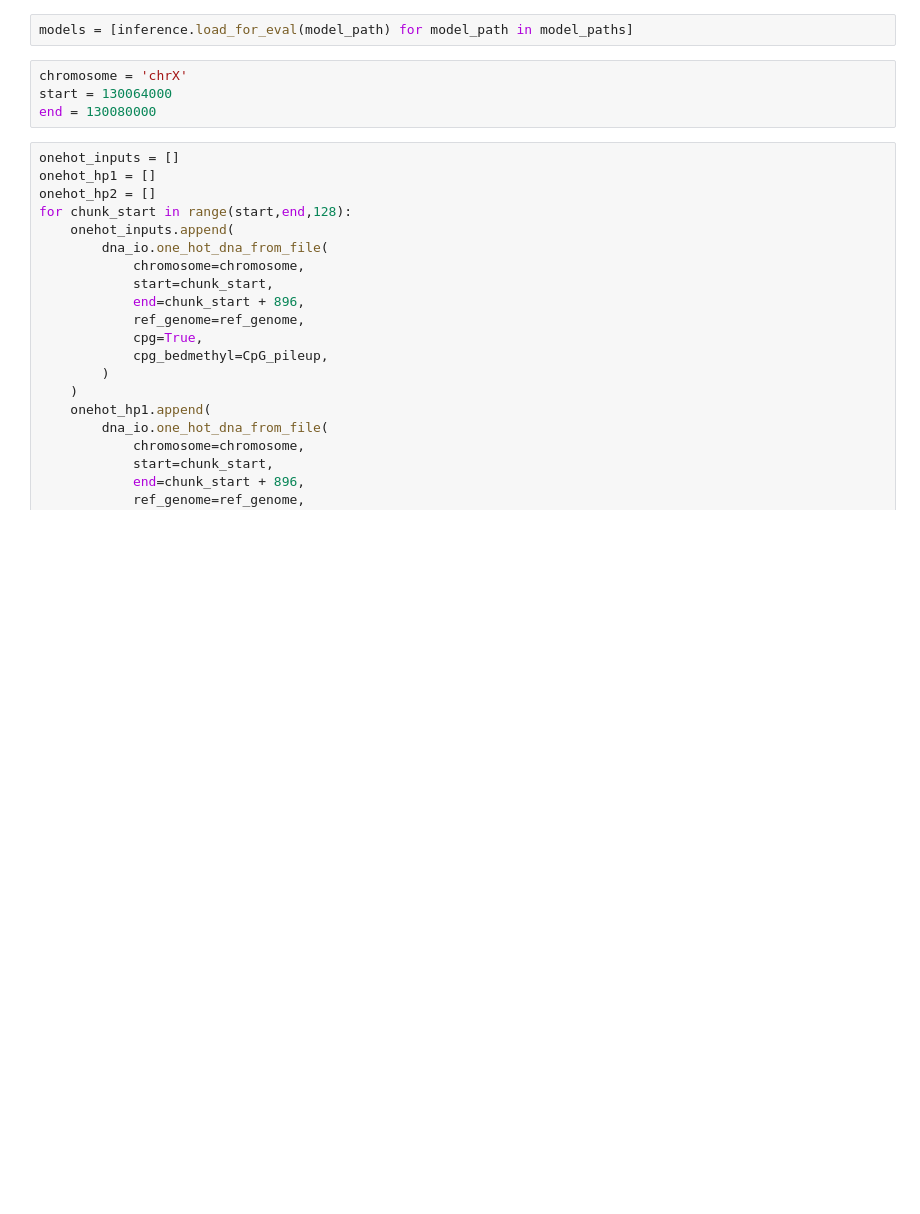
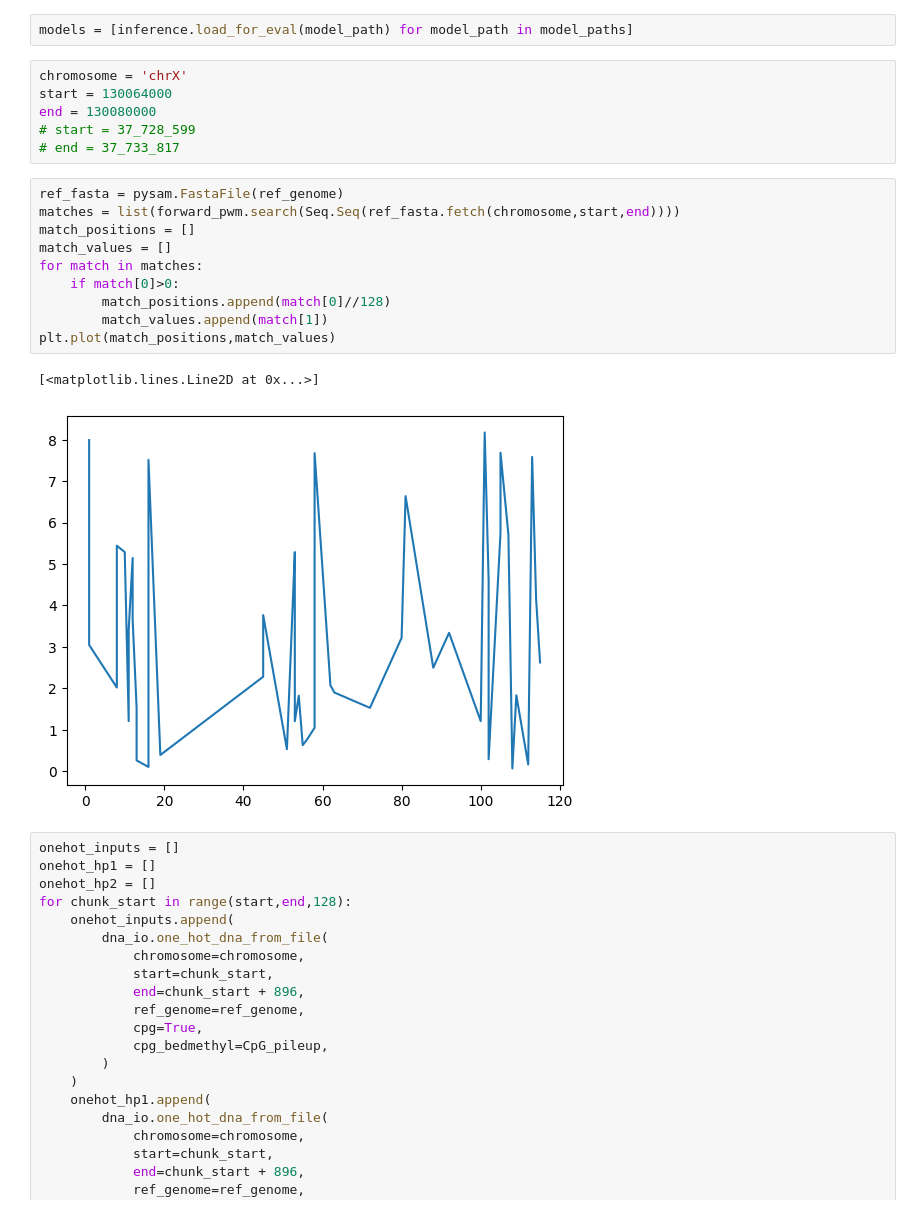
Before and after one commit to OberonDixon/methylseq-net, a Jupyter notebook: visualization/examine_inference.ipynb, the cells around one changed output. Cells and saved outputs as stored; diff of their text form; blank space fills up the shorter version.

```diff
--- a/visualization/examine_inference.ipynb
+++ b/visualization/examine_inference.ipynb
@@ -23,6 +36,21 @@ models = [inference.load_for_eval(model_path) for model_path in model_paths]
 chromosome = 'chrX'
 start = 130064000
 end = 130080000
+# start = 37_728_599
+# end = 37_733_817
+# %%
+ref_fasta = pysam.FastaFile(ref_genome)
+matches = list(forward_pwm.search(Seq.Seq(ref_fasta.fetch(chromosome,start,end))))
+match_positions = []
+match_values = []
+for match in matches:
+    if match[0]>0:
+        match_positions.append(match[0]//128)
+        match_values.append(match[1])
+plt.plot(match_positions,match_values)
+# %% [output]
+[<matplotlib.lines.Line2D at 0x...>]
+[figure, added]
 # %%
 onehot_inputs = []
 onehot_hp1 = []
```
Also changed, not shown: parts of 6 cells of this notebook, 3 other files.
